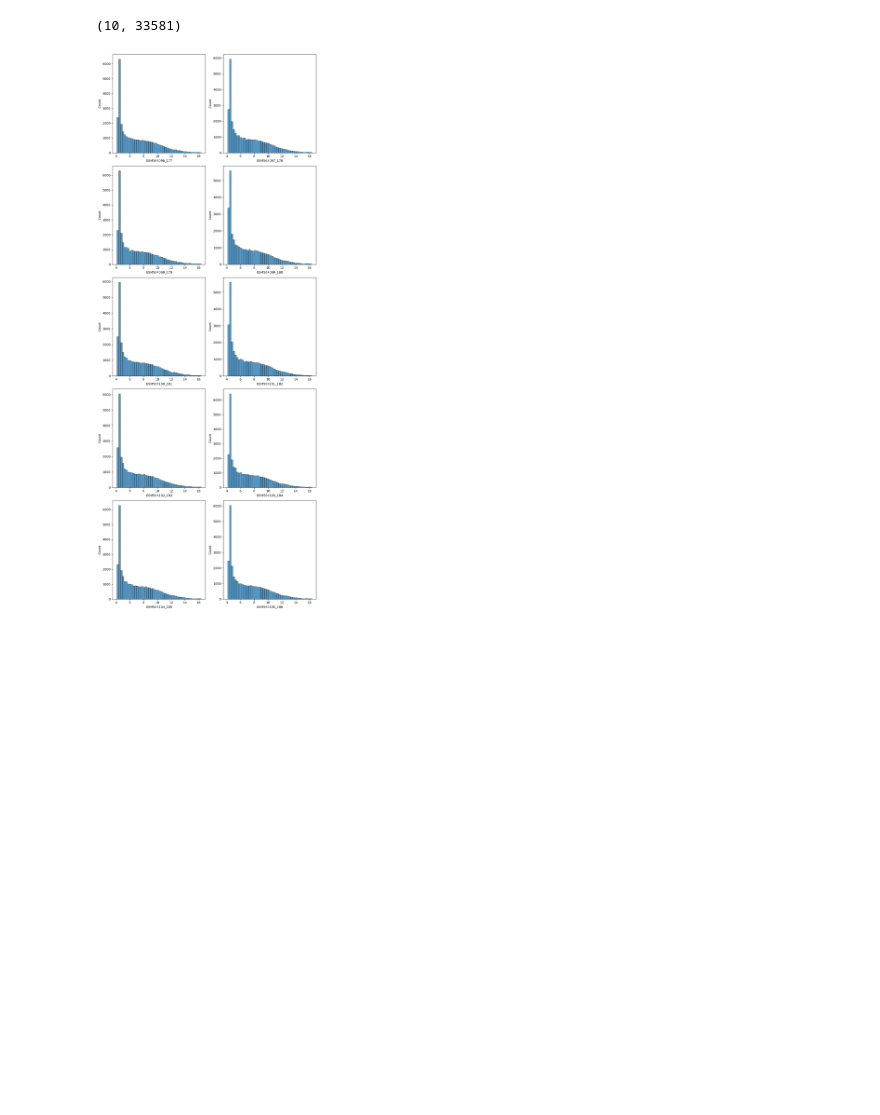
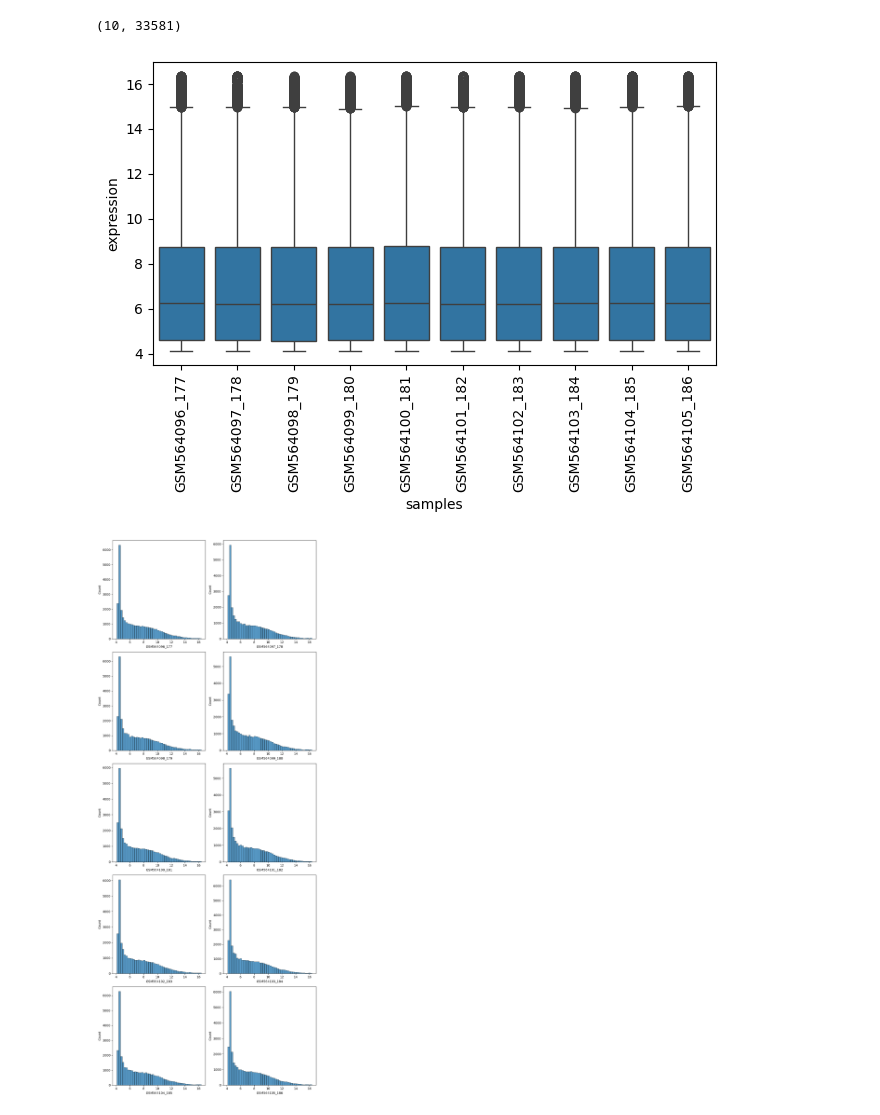
Before and after one commit to Natalia-Rodrigo/Mid_bootcam_project, a Jupyter notebook: notebooks/Minh.ipynb, the cells around one changed output. Saved outputs shown, nothing was run; the diff lists cells and outputs as text; code cells hidden in the pictures; blank space fills up the shorter version.

```diff
--- a/notebooks/Minh.ipynb
+++ b/notebooks/Minh.ipynb
@@ -187,6 +173,14 @@ display(df_normal.shape)
 # %% [output]
 (129, 33581)
 (10, 33581)
+# %%
+df_normal_melted = df_normal.melt(id_vars=['samples', 'type'], var_name='gene', value_name='expression')
+sns.boxplot(df_normal_melted, x='samples', y='expression')
+plt.xticks(rotation=90)
+plt.tight_layout()
+plt.show()
+# %% [output]
+[figure, added]
 # %%
 fig, ax = plt.subplots(5,2, figsize = (10,5 * 5))
 row_index = 0
```
Also changed, not shown: parts of 19 cells of this notebook.
